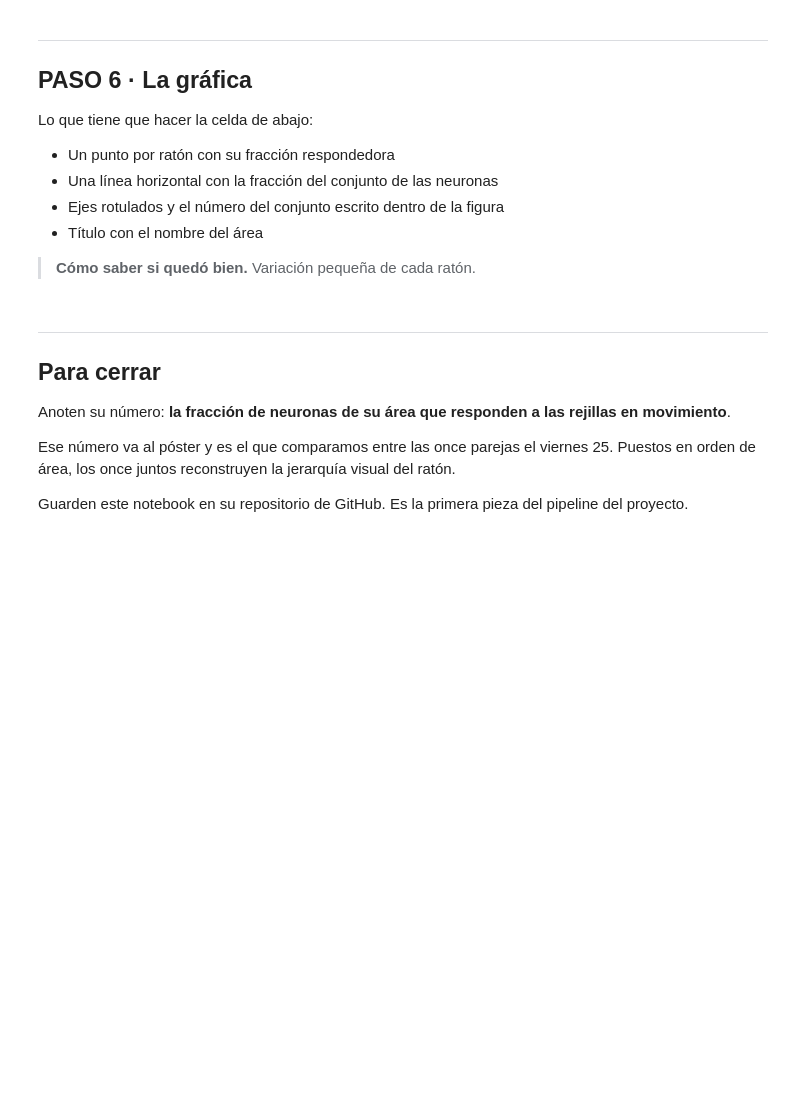
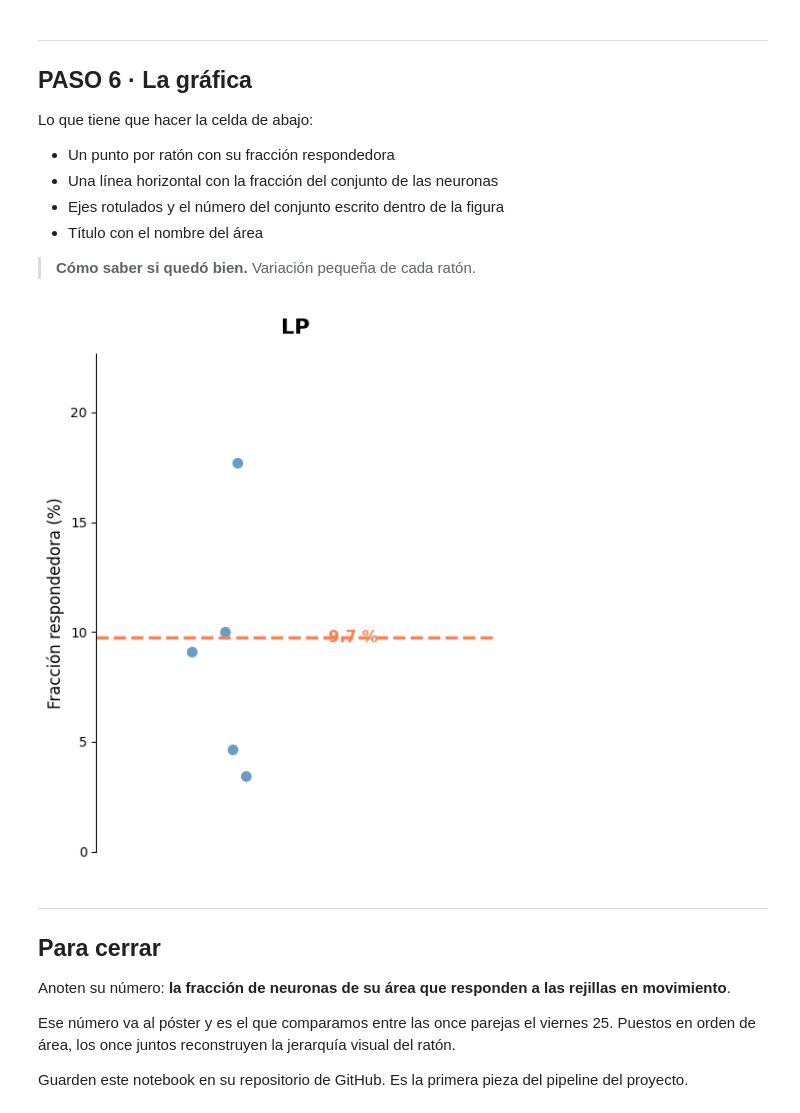
Before and after one commit to joterob/analisis-neuronal-insectos, a Jupyter notebook: Proyecto final/L6_Fraccion_respondedoras_ESTUDIANTE (1).ipynb, the cells around one changed output. Cells and saved outputs as stored; diff of their text form; code cells hidden in the pictures; blank space fills up the shorter version.

```diff
--- a/Proyecto final/L6_Fraccion_respondedoras_ESTUDIANTE (1).ipynb
+++ b/Proyecto final/L6_Fraccion_respondedoras_ESTUDIANTE (1).ipynb
@@ -80,3 +115,13 @@ Lo que tiene que hacer la celda de abajo:
 - Imprimir cuántos hay de cada uno
 
 > **Cómo saber si quedó bien.** Deben salir unos 2000 ensayos de rejillas y unos 750 de espontáneo, que son 400 y 150 por cada uno de los 5 ratones.
+# %%
+# Los índices de los ensayos cuya clase es drifting_gratings (rejillas en movimiento)
+idx_drifting = np.where(d['e_clase'] == 'drifting_gratings')[0]
+
+# Los índices de los ensayos cuya clase es spontaneous (pantalla gris)
+idx_spontaneous = np.where(d['e_clase'] == 'spontaneous')[0]
+
+# Imprimir cuántos hay de cada uno
+print(f"Ensayos de rejillas en movimiento: {len(idx_drifting)}")
+print(f"Ensayos de actividad espontánea: {len(idx_spontaneous)}")
@@ -131,6 +327,55 @@ Lo que tiene que hacer la celda de abajo:
 - Título con el nombre del área
 
 > **Cómo saber si quedó bien.** Variación pequeña de cada ratón.
+# %%
+import matplotlib.pyplot as plt
+import numpy as np
+
+# Extraer las fracciones calculadas en el paso anterior para la gráfica
+fracciones_ratones = []
+for raton in ratones_distintos:
+    neuronas_raton_idx = np.where(d['u_raton'] == raton)[0]
+    num_neuronas_raton = len(neuronas_raton_idx)
+    z_scores_raton = z_scores[neuronas_raton_idx]
+    num_respondedoras_raton = np.sum(z_scores_raton >= umbral)
+
+    if num_neuronas_raton > 0:
+        fracciones_ratones.append((num_respondedoras_raton / num_neuronas_raton) * 100)
+    else:
+        fracciones_ratones.append(0.0)
+
+plt.figure(figsize=(5, 6))
+
+# 1. Un punto por ratón con su fracción respondedora
+# Añadimos ruido horizontal (jitter) para que los puntos no se solapen
+x_pos = np.random.normal(1, 0.04, len(ratones_distintos))
+plt.scatter(x_pos, fracciones_ratones, color='steelblue', s=80, alpha=0.8, edgecolors='w', linewidth=1)
+
+# 2. Una línea horizontal con la fracción del conjunto de las neuronas
+plt.axhline(y=fraccion_respondedora * 100, color='coral', linestyle='--', linewidth=2.5)
+
+# 3. El número del conjunto escrito dentro de la figura
+plt.text(1.15, fraccion_respondedora * 100, f'{fraccion_respondedora * 100:.1f} %', color='coral', fontsize=12, fontweight='bold', va='center')
+
+# 4. Ejes rotulados
+plt.ylabel('Fracción respondedora (%)', fontsize=12)
+plt.xticks([]) # Ocultamos el texto del eje X porque todos los puntos son del mismo grupo
+plt.xlim(0.8, 1.4)
+plt.ylim(0, max(fracciones_ratones) + 5)
+
+# 5. Título con el nombre del área
+plt.title('LP', fontsize=16, fontweight='bold', pad=15)
+
+# Limpiar los bordes superior y derecho para que se vea como un artículo científico
+ax = plt.gca()
+ax.spines['top'].set_visible(False)
+ax.spines['right'].set_visible(False)
+ax.spines['bottom'].set_visible(False)
+
+plt.tight_layout()
+plt.show()
+# %% [output]
+[figure, added]
 # %% [markdown]
 ---
 ## Para cerrar
```
Also changed, not shown: parts of 6 cells of this notebook, 1 other file.
